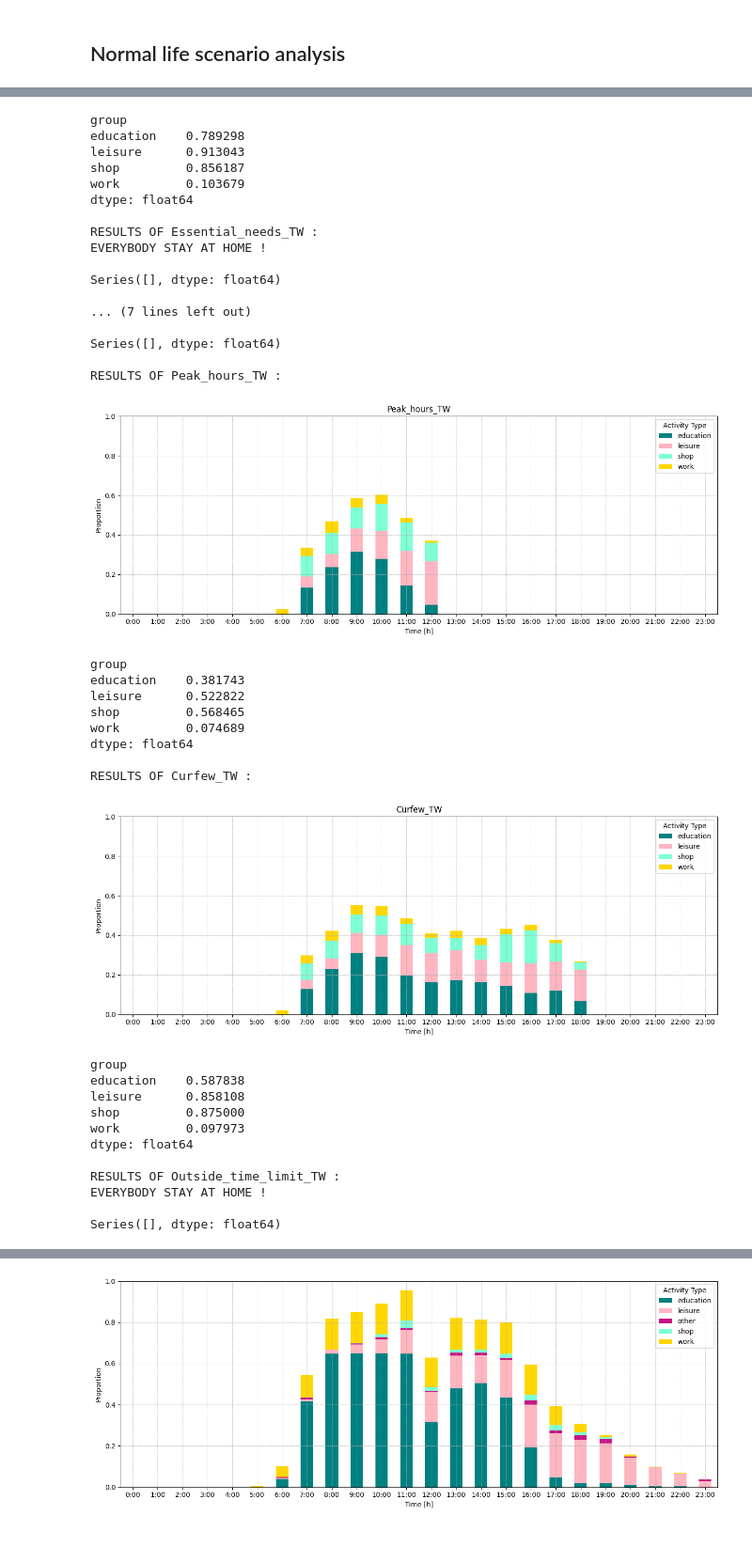
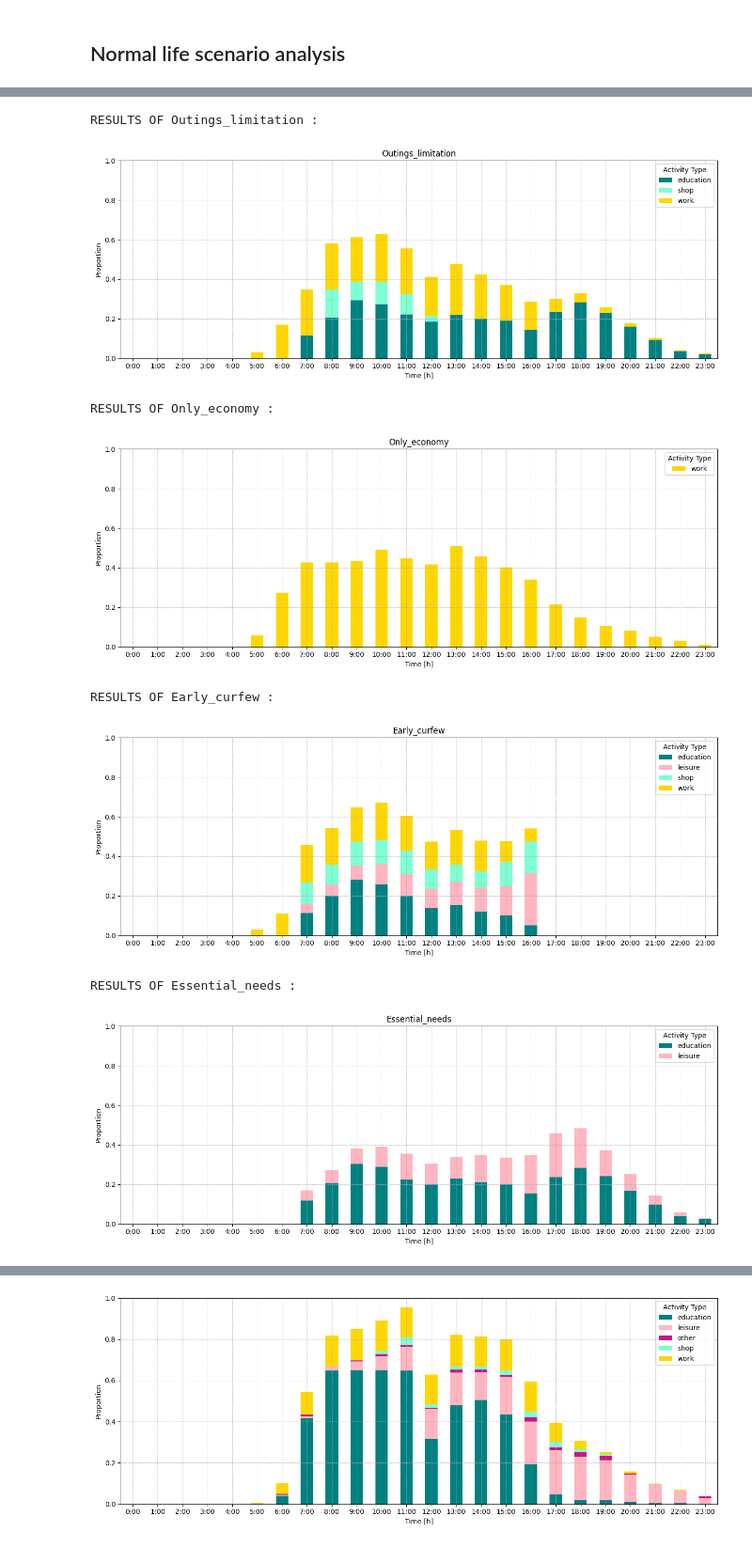
Before and after one commit to phellich/scheduling, a Jupyter notebook: Results_exploration.ipynb, the cells around one changed output, grey strips where cells are left out. Shown at 94% size. Saved outputs shown, nothing was run; the diff lists cells and outputs as text; code cells hidden in the pictures.

Commit message:
scenario bis implemented

```diff
--- a/Results_exploration.ipynb
+++ b/Results_exploration.ipynb
@@ -350,7 +348,7 @@ def calculate_activity_proportions(df, col_type_name, p=False):
 ## Normal life scenario analysis
 # %%
 def process_scenario_json(scenario):
-    path_to_json_file = f"Data/Generated/{scenario}.json"
+    path_to_json_file = f"Data/3_Generated/{scenario}.json"
     results = json_to_flat_dataframe(path_to_json_file)
     results_clean = process_schedules_json(results)
     return results_clean
@@ -392,8 +390,7 @@ def compare_scenario(scenarios, print_table = False, plot_schedule=False, n_ind
         if print_durations:
             calculate_mean_duration_hm(df, 'group', p=True)
 # %%
-SCENARI = ['Normal_life_TW', 'Essential_needs_TW', 'Outings_limitation_TW',
-               'Return_to_baseline_TW', 'Peak_hours_TW', 'Curfew_TW', 'Outside_time_limit_TW']
-# SCENARI = ['Normal_life_TW']
-compare_scenario(SCENARI, print_table = False, plot_schedule=False, n_ind = 0, plot_distribution = True, print_proportions= True, print_durations=False)
+SCENARI = ['Normal_life', 'Outings_limitation', 'Only_economy', 'Early_curfew',
+            'Essential_needs', 'Finding_balance', 'Impact_of_leisure']
+compare_scenario(SCENARI, print_table = False, plot_schedule=False, n_ind = 0, plot_distribution = True, print_proportions= False, print_durations=False)
 # %% [output]
@@ -402,38 +399,8 @@ RESULTS OF Normal_life_TW :
-group
-education    0.789298
-leisure      0.913043
-shop         0.856187
-work         0.103679
-dtype: float64
-
-RESULTS OF Essential_needs_TW :
-EVERYBODY STAY AT HOME !
-
-Series([], dtype: float64)
-
-... (7 lines left out)
-
-Series([], dtype: float64)
-
-RESULTS OF Peak_hours_TW :
+RESULTS OF Outings_limitation :
-[figure, old version]
+[figure, new version]
-group
-education    0.381743
-leisure      0.522822
-shop         0.568465
-work         0.074689
-dtype: float64
-
-RESULTS OF Curfew_TW :
+RESULTS OF Only_economy :
-[figure, old version]
+[figure, new version]
-group
-education    0.587838
-leisure      0.858108
-shop         0.875000
-work         0.097973
-dtype: float64
-
-RESULTS OF Outside_time_limit_TW :
-EVERYBODY STAY AT HOME !
-
-Series([], dtype: float64)
+RESULTS OF Early_curfew :
+[figure, added]
+RESULTS OF Essential_needs :
+[figure, added]
```
Also changed, not shown: parts of 5 cells of this notebook, 20 other files.
